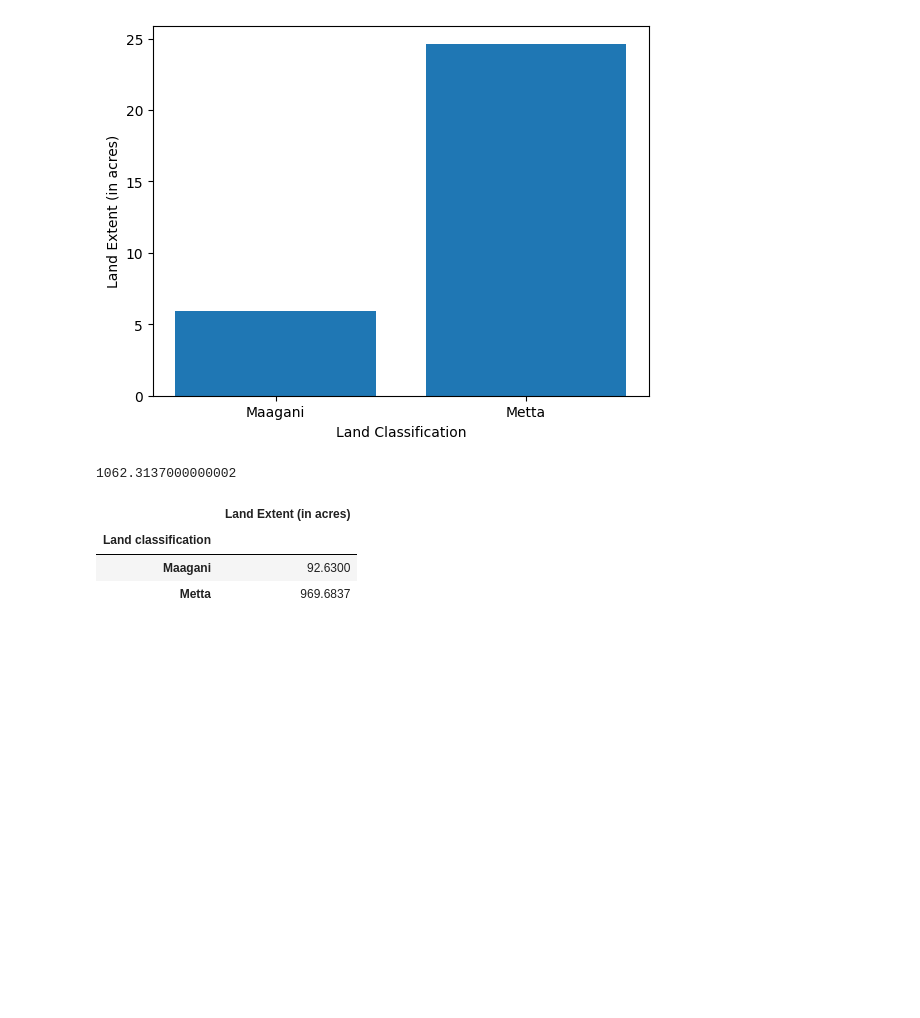
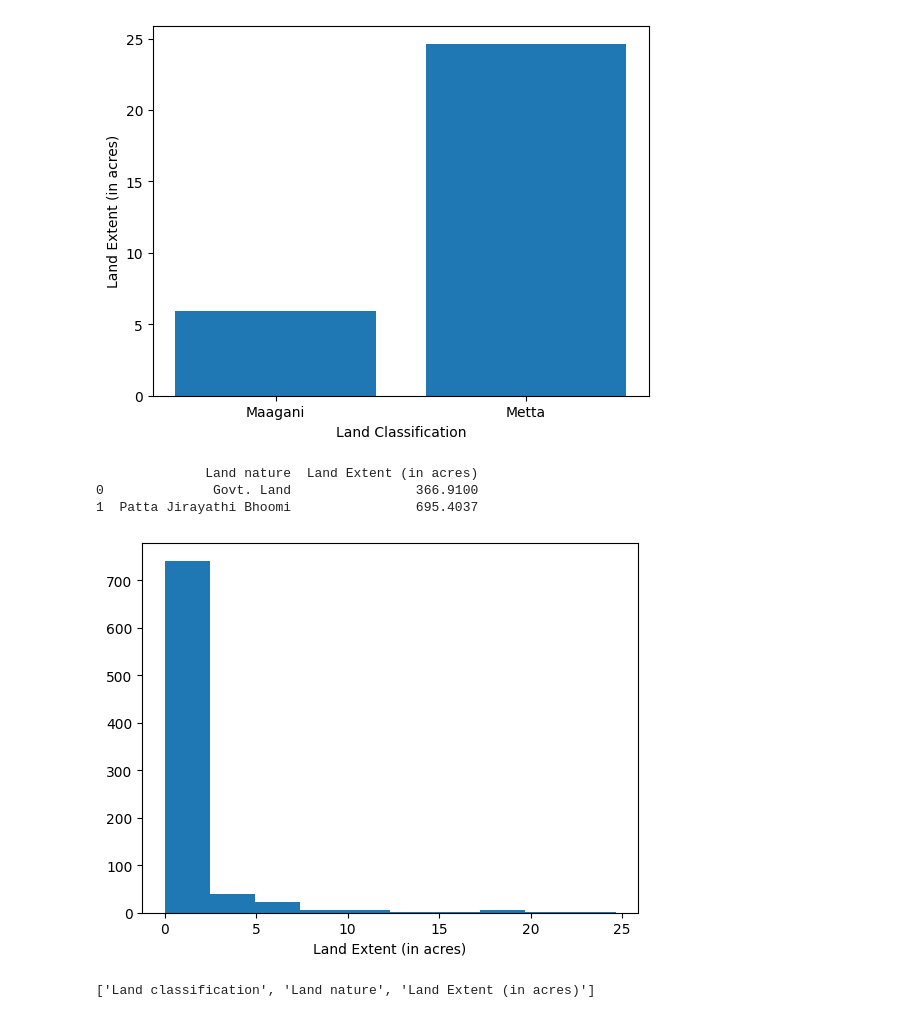
Before and after one commit to abbi123456789/MyVillage_Farm_DataAnalysis, a Jupyter notebook: EDA_Of_farm_Data.ipynb, the cells around one changed output. Cells and saved outputs as stored; diff of their text form; code cells hidden in the pictures; blank space fills up the shorter version.

```diff
--- a/EDA_Of_farm_Data.ipynb
+++ b/EDA_Of_farm_Data.ipynb
@@ -91,13 +80,19 @@ plt.show()
 # %% [output]
 [figure]
 # %%
-df['Land Extent (in acres)'].sum()
+Grouped_data= df.groupby(['Land nature']).agg({'Land Extent (in acres)': 'sum'}).reset_index()
+print(Grouped_data)
 # %% [output]
-1062.3137000000002
+              Land nature  Land Extent (in acres)
+0              Govt. Land                366.9100
+1  Patta Jirayathi Bhoomi                695.4037
-# %%
-df.groupby('Land classification').agg({'Land Extent (in acres)': 'sum'})
-# %% [output]
-|  | Land Extent (in acres) |
-| Land classification |  |
-| Maagani | 92.6300 |
-| Metta | 969.6837 |
+# %%
+plt.hist(df['Land Extent (in acres)'])
+plt.xlabel("Land Extent (in acres)")
+plt.show()
+# %% [output]
+[figure, added]
+# %%
+print(Grouped_data.columns.tolist())
+# %% [output]
+['Land classification', 'Land nature', 'Land Extent (in acres)']
```
Also changed, not shown: parts of 13 cells of this notebook.
